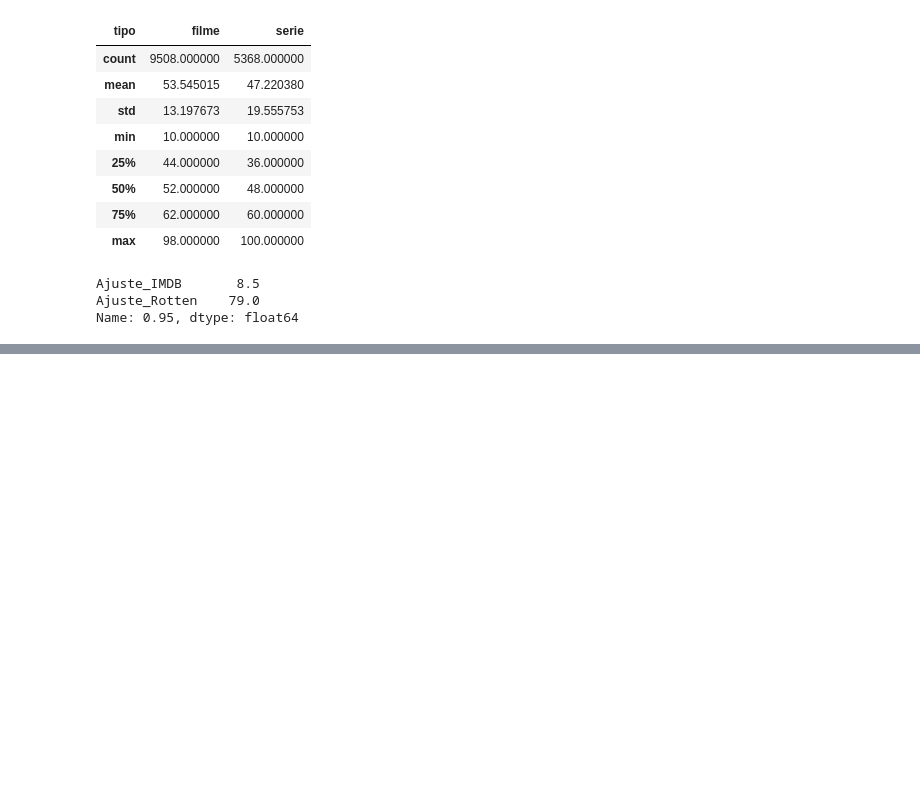
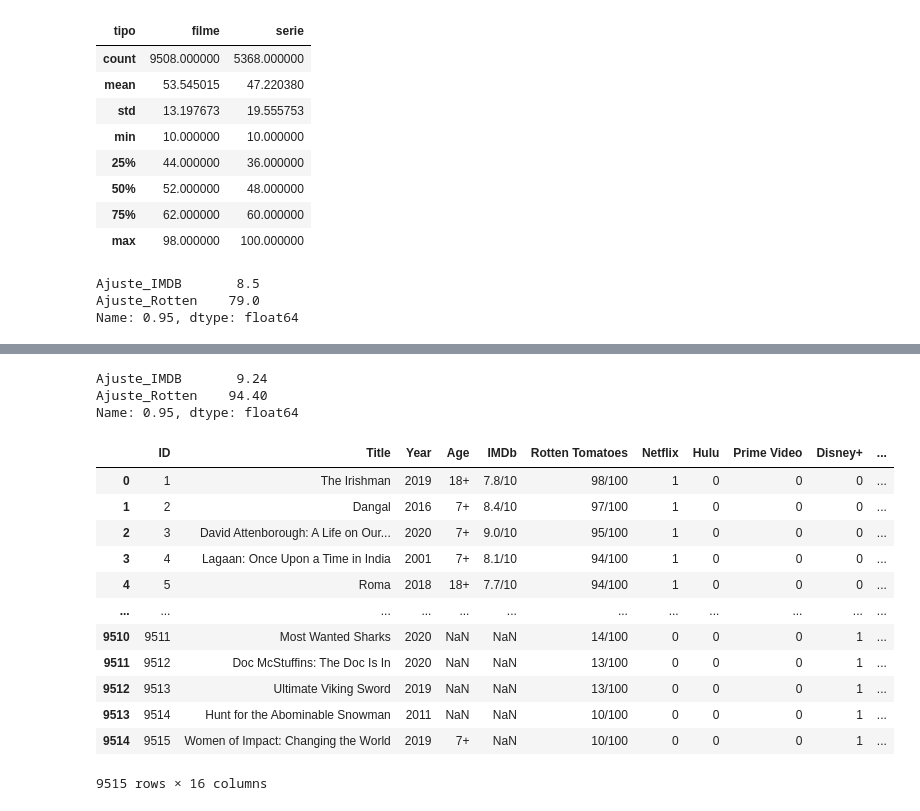
Before and after one commit to blsribeiro83/mba-data-science, a Jupyter notebook: 03-data-wrangling/data_wrangling_V.ipynb, the cells around one changed output, grey strips where cells are left out. Saved outputs shown, nothing was run; the diff lists cells and outputs as text; code cells hidden in the pictures; blank space fills up the shorter version.

```diff
--- a/03-data-wrangling/data_wrangling_V.ipynb
+++ b/03-data-wrangling/data_wrangling_V.ipynb
@@ -143,0 +154,32 @@ Name: 0.95, dtype: float64
+# %%
+#%% Filmes
+# Identificar os que estão com melhores notas nas duas avaliações
+# Usar o percentil 95 das notas como referência
+melhores_series[["Ajuste_IMDB","Ajuste_Rotten"]].quantile(0.95)
+# %% [output]
+Ajuste_IMDB       9.24
+Ajuste_Rotten    94.40
+Name: 0.95, dtype: float64
+# %%
+# Gerando dados Melhores Filmes
+melhores_filmes = melhores_filmes.assign(Categ_IMDB=pd.qcut(melhores_filmes['Ajuste_IMDB'],\
+                                                            q=[0,0.95,1],labels=["maiores","menores"]))
+# %%
+melhores_filmes = melhores_filmes.assign\
+(Categ_Rotten = pd.qcut(melhores_filmes['Ajuste_Rotten'],q=[0,0.95,1],labels=["maiores","menores"]))
+# %%
+melhores_filmes
+# %% [output]
+|  | ID | Title | Year | Age | IMDb | Rotten Tomatoes | Netflix | Hulu | Prime Video | Disney+ | ... |
+| 0 | 1 | The Irishman | 2019 | 18+ | 7.8/10 | 98/100 | 1 | 0 | 0 | 0 | ... |
+| 1 | 2 | Dangal | 2016 | 7+ | 8.4/10 | 97/100 | 1 | 0 | 0 | 0 | ... |
+| 2 | 3 | David Attenborough: A Life on Our... | 2020 | 7+ | 9.0/10 | 95/100 | 1 | 0 | 0 | 0 | ... |
+| 3 | 4 | Lagaan: Once Upon a Time in India | 2001 | 7+ | 8.1/10 | 94/100 | 1 | 0 | 0 | 0 | ... |
+| 4 | 5 | Roma | 2018 | 18+ | 7.7/10 | 94/100 | 1 | 0 | 0 | 0 | ... |
+| ... | ... | ... | ... | ... | ... | ... | ... | ... | ... | ... | ... |
+| 9510 | 9511 | Most Wanted Sharks | 2020 | NaN | NaN | 14/100 | 0 | 0 | 0 | 1 | ... |
+| 9511 | 9512 | Doc McStuffins: The Doc Is In | 2020 | NaN | NaN | 13/100 | 0 | 0 | 0 | 1 | ... |
+| 9512 | 9513 | Ultimate Viking Sword | 2019 | NaN | NaN | 13/100 | 0 | 0 | 0 | 1 | ... |
+| 9513 | 9514 | Hunt for the Abominable Snowman | 2011 | NaN | NaN | 10/100 | 0 | 0 | 0 | 1 | ... |
+| 9514 | 9515 | Women of Impact: Changing the World | 2019 | 7+ | NaN | 10/100 | 0 | 0 | 0 | 1 | ... |
+9515 rows × 16 columns
```
Also changed, not shown: parts of 6 cells of this notebook, 4 other files.
